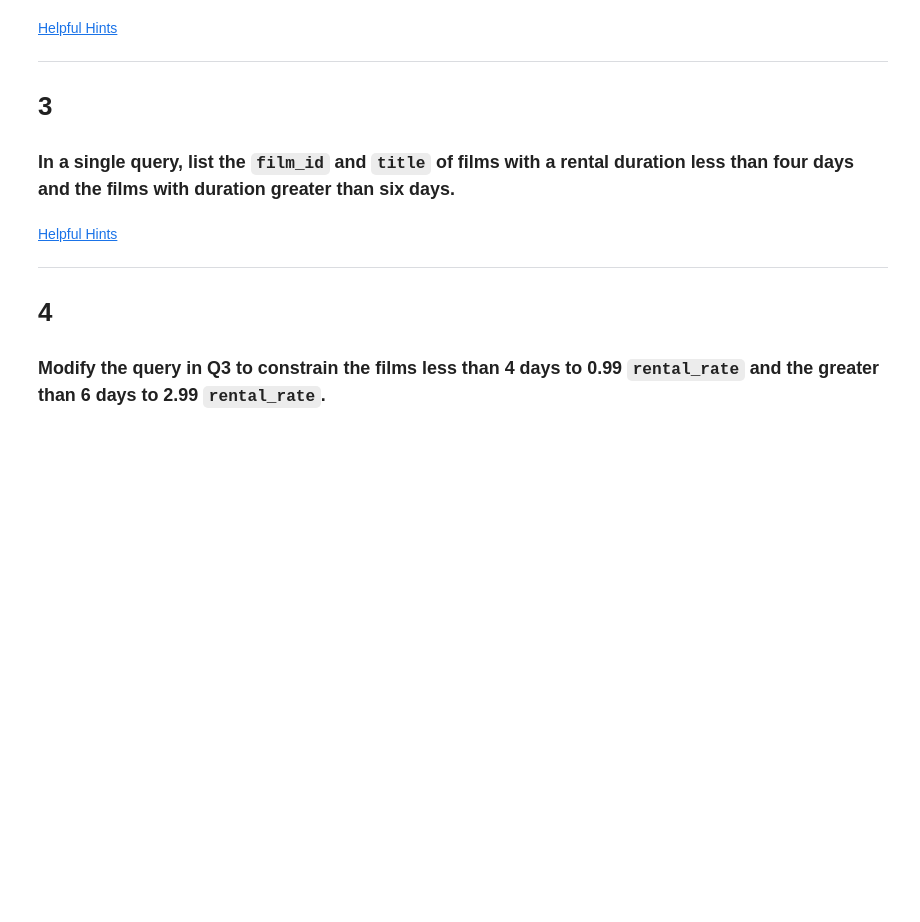
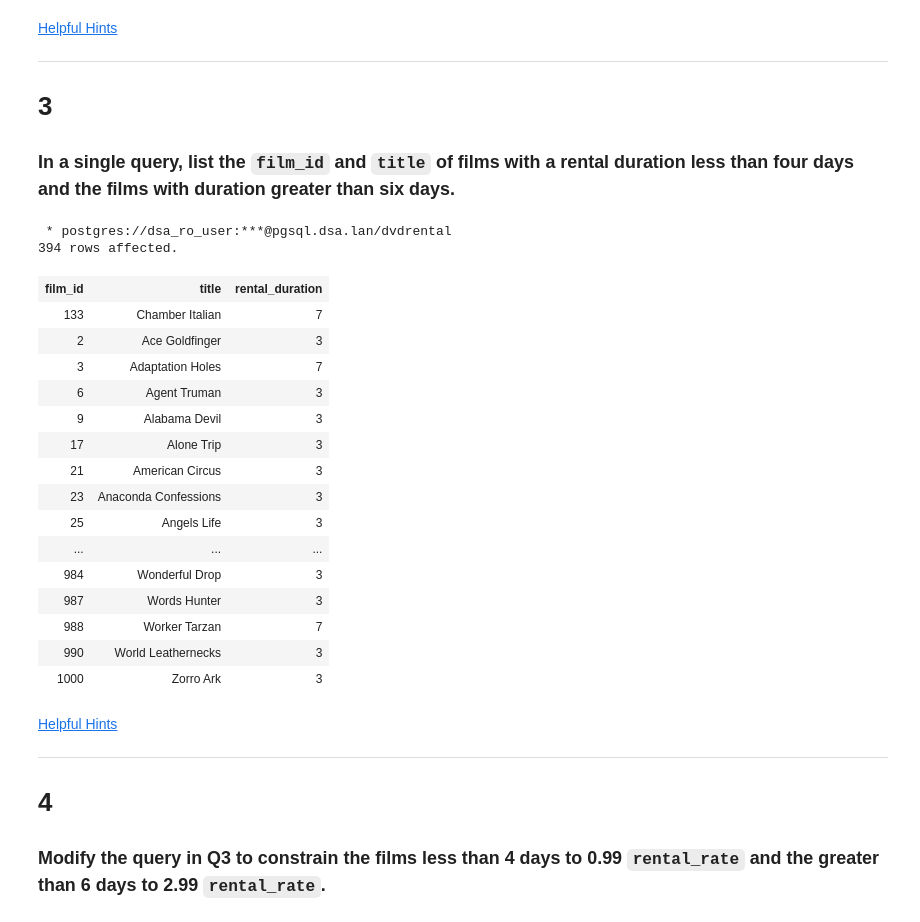
Before and after one commit to may96cc/f21dsa7030, a Jupyter notebook: module1/practices/PostgreSQL.ipynb, the cells around one changed output. Drawn from its saved outputs; the diff is of its cells as text; code cells hidden in the pictures; blank space fills up the shorter version.

```diff
--- a/module1/practices/PostgreSQL.ipynb
+++ b/module1/practices/PostgreSQL.ipynb
@@ -38,6 +66,31 @@ For now, know that the table names are in the blue heading of the bubbles and th
 
 
 ### In a single query, list the `film_id` and `title` of films with a rental duration less than four days and the films with duration greater than six days.
+# %%
+%%sql
+SELECT film_id, title, rental_duration
+FROM film
+WHERE rental_duration < 4
+OR rental_duration > 6;
+# %% [output]
+ * postgres://dsa_ro_user:***@pgsql.dsa.lan/dvdrental
+394 rows affected.
+| film_id | title | rental_duration |
+| 133 | Chamber Italian | 7 |
+| 2 | Ace Goldfinger | 3 |
+| 3 | Adaptation Holes | 7 |
+| 6 | Agent Truman | 3 |
+| 9 | Alabama Devil | 3 |
+| 17 | Alone Trip | 3 |
+| 21 | American Circus | 3 |
+| 23 | Anaconda Confessions | 3 |
+| 25 | Angels Life | 3 |
+| ... | ... | ... |
+| 984 | Wonderful Drop | 3 |
+| 987 | Words Hunter | 3 |
+| 988 | Worker Tarzan | 7 |
+| 990 | World Leathernecks | 3 |
+| 1000 | Zorro Ark | 3 |
 # %% [markdown]
 
 [Helpful Hints](https://youtu.be/qhKW-DrI6FE)
```
Also changed, not shown: parts of 8 cells of this notebook.
